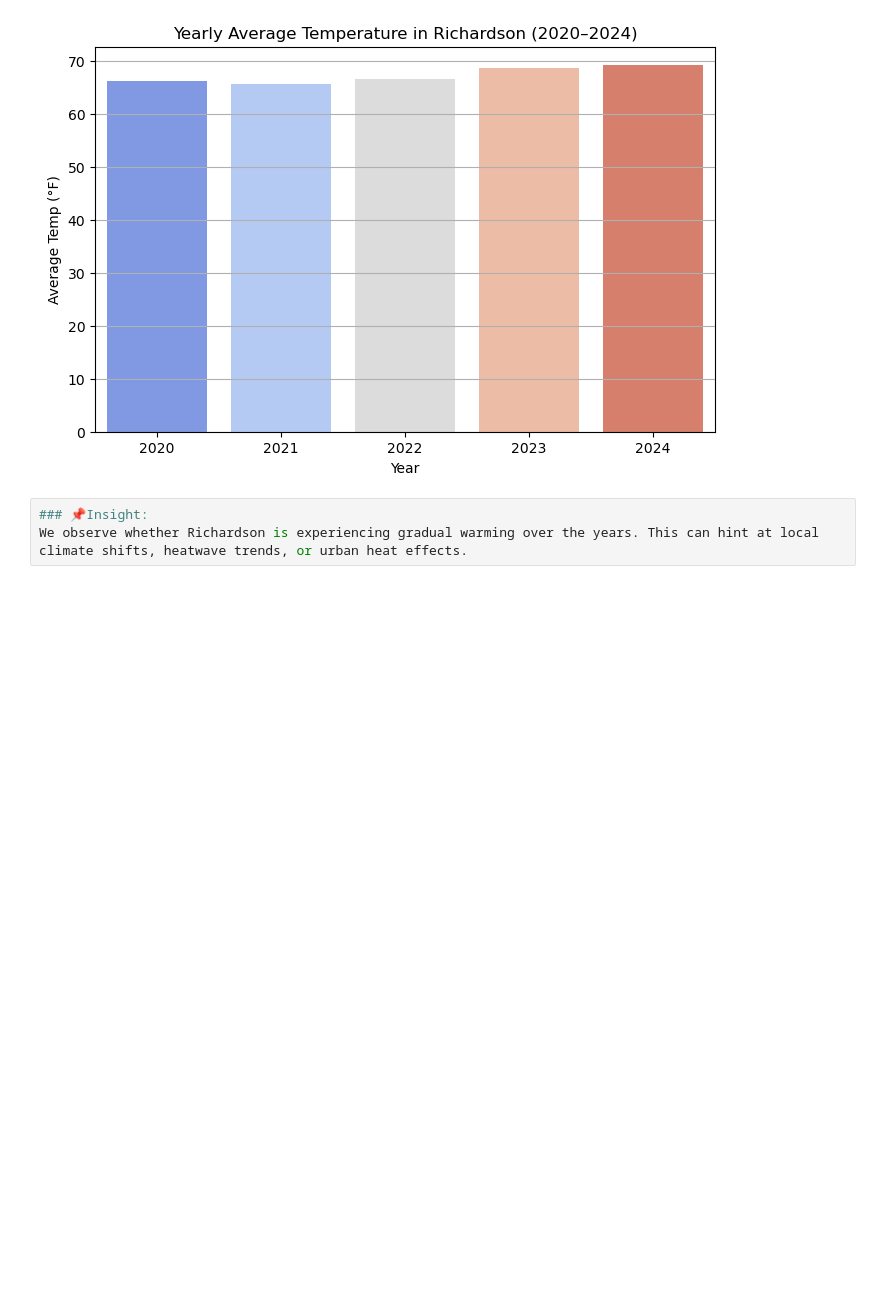
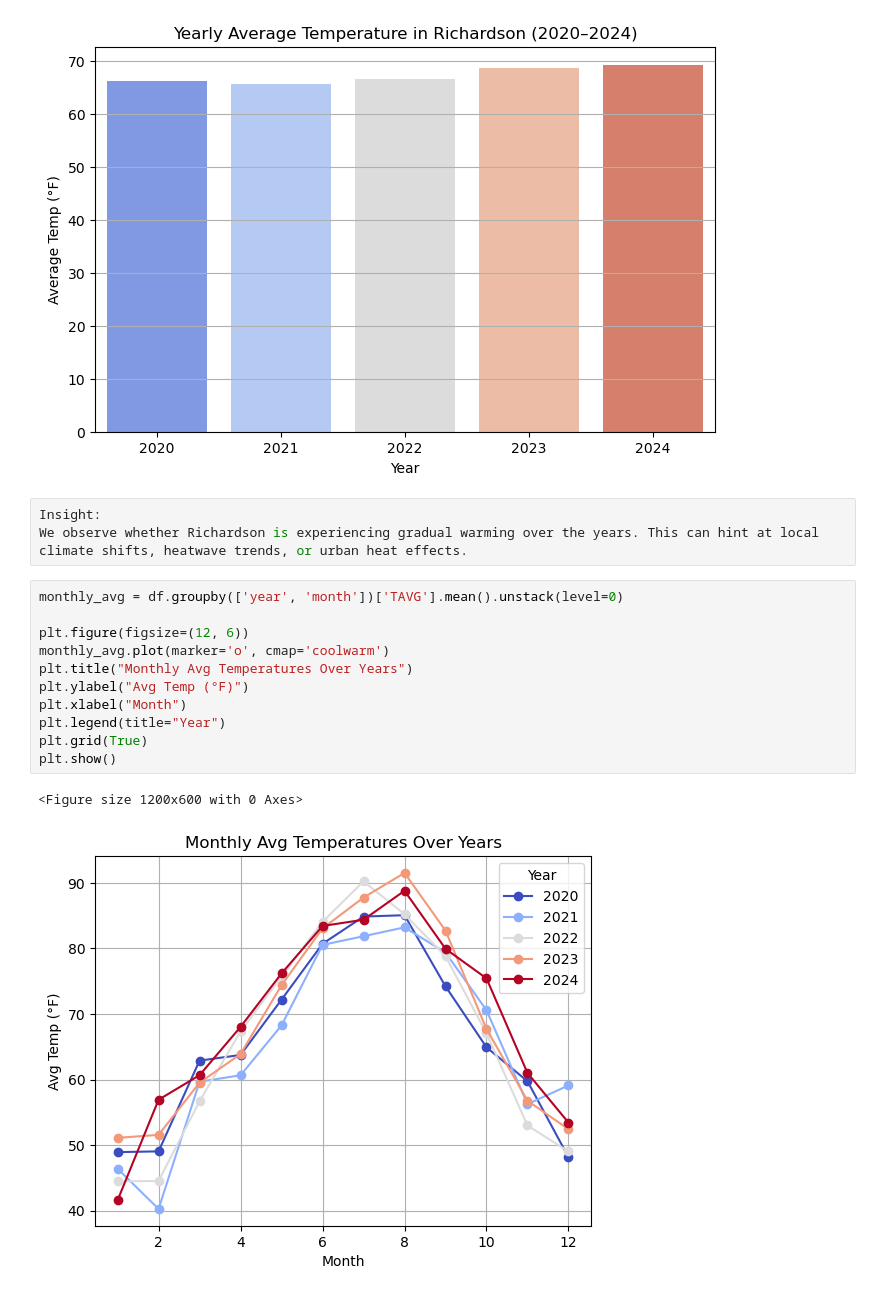
Before and after one commit to Reev132/richardson-weather-analysis, a Jupyter notebook: notebooks/3_Insights_Report.ipynb, the cells around one changed output. Cells and saved outputs as stored; diff of their text form; blank space fills up the shorter version.

```diff
--- a/notebooks/3_Insights_Report.ipynb
+++ b/notebooks/3_Insights_Report.ipynb
@@ -37,5 +37,19 @@ Passing `palette` without assigning `hue` is deprecated and will be removed in v
   sns.barplot(x=yearly_avg.index, y=yearly_avg.values, palette="coolwarm")
 [figure]
 # %%
-### 📌Insight:
+Insight:
 We observe whether Richardson is experiencing gradual warming over the years. This can hint at local climate shifts, heatwave trends, or urban heat effects.
+# %%
+monthly_avg = df.groupby(['year', 'month'])['TAVG'].mean().unstack(level=0)
+
+plt.figure(figsize=(12, 6))
+monthly_avg.plot(marker='o', cmap='coolwarm')
+plt.title("Monthly Avg Temperatures Over Years")
+plt.ylabel("Avg Temp (°F)")
+plt.xlabel("Month")
+plt.legend(title="Year")
+plt.grid(True)
+plt.show()
+# %% [output]
+<Figure size 1200x600 with 0 Axes>
+[figure, added]
```
Also changed, not shown: parts of 7 cells of this notebook.
